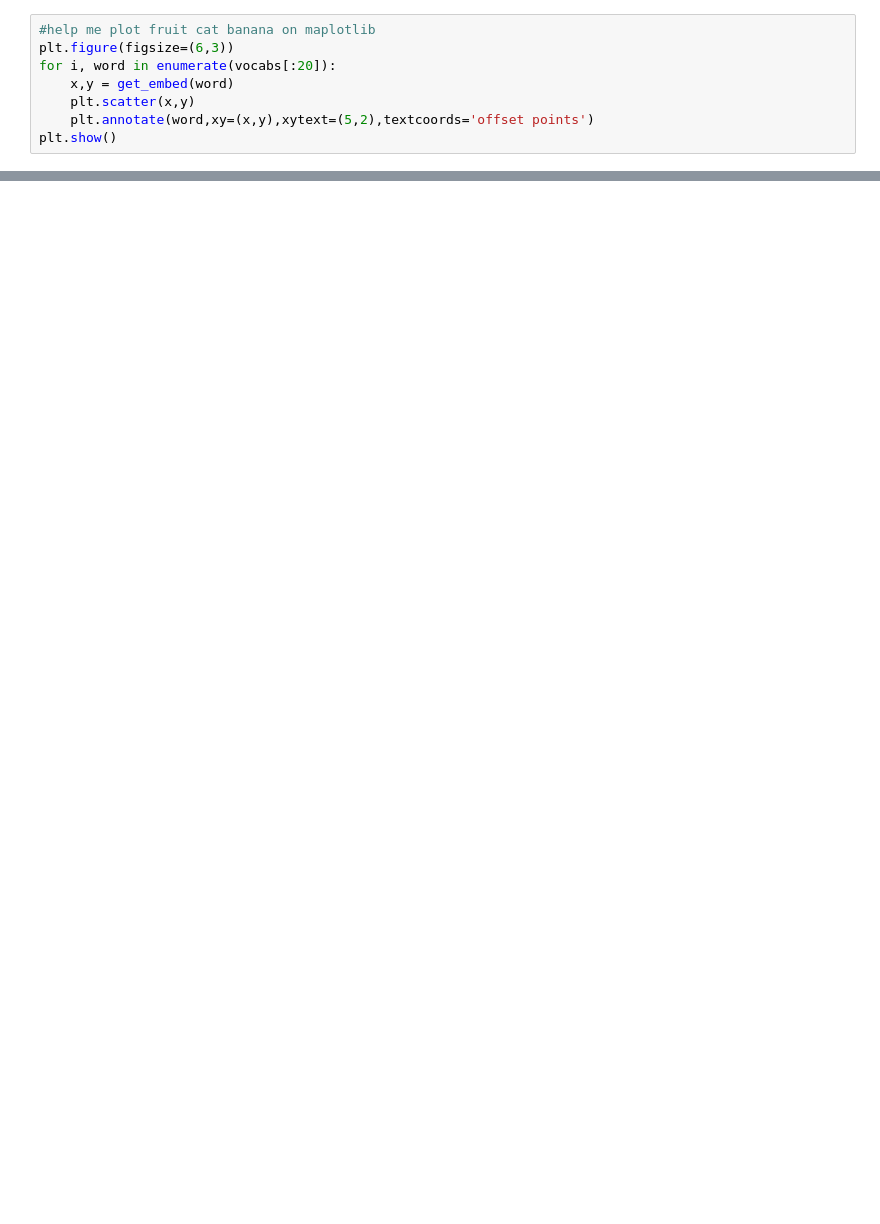
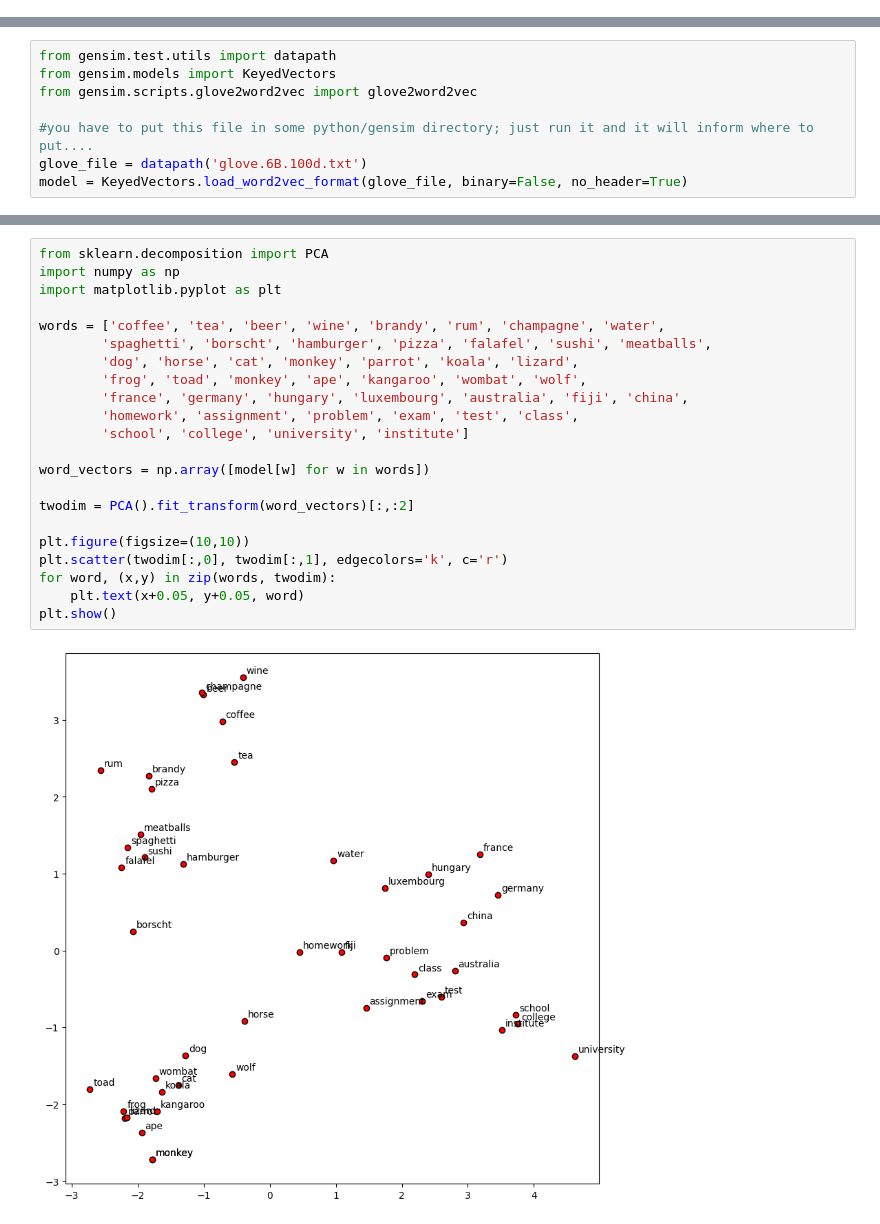
Before and after one commit to guntsvzz/DSAI-AIT, a Jupyter notebook: Course/Natural Language Understanding/Labolatory - Code Along/01 - Fundamental/04 - Glove (Gensim).ipynb, the cells around one changed output, grey strips where cells are left out. Saved outputs shown, nothing was run; the diff lists cells and outputs as text; blank space fills up the shorter version.

```diff
--- a/Course/Natural Language Understanding/Labolatory - Code Along/01 - Fundamental/04 - Glove (Gensim).ipynb
+++ b/Course/Natural Language Understanding/Labolatory - Code Along/01 - Fundamental/04 - Glove (Gensim).ipynb
@@ -422,8 +0,0 @@ print(get_embed('chaky'))
-# %%
-#help me plot fruit cat banana on maplotlib
-plt.figure(figsize=(6,3))
-for i, word in enumerate(vocabs[:20]):
-    x,y = get_embed(word)
-    plt.scatter(x,y)
-    plt.annotate(word,xy=(x,y),xytext=(5,2),textcoords='offset points')
-plt.show()
@@ -480,0 +7,8 @@ cat vs. cat:  1
+# %%
+from gensim.test.utils import datapath
+from gensim.models import KeyedVectors
+from gensim.scripts.glove2word2vec import glove2word2vec
+
+#you have to put this file in some python/gensim directory; just run it and it will inform where to put....
+glove_file = datapath('glove.6B.100d.txt')
+model = KeyedVectors.load_word2vec_format(glove_file, binary=False, no_header=True)
@@ -480,0 +200,24 @@ cat vs. cat:  1
+# %%
+from sklearn.decomposition import PCA
+import numpy as np
+import matplotlib.pyplot as plt
+
+words = ['coffee', 'tea', 'beer', 'wine', 'brandy', 'rum', 'champagne', 'water',
+        'spaghetti', 'borscht', 'hamburger', 'pizza', 'falafel', 'sushi', 'meatballs',
+        'dog', 'horse', 'cat', 'monkey', 'parrot', 'koala', 'lizard',
+        'frog', 'toad', 'monkey', 'ape', 'kangaroo', 'wombat', 'wolf',
+        'france', 'germany', 'hungary', 'luxembourg', 'australia', 'fiji', 'china',
+        'homework', 'assignment', 'problem', 'exam', 'test', 'class',
+        'school', 'college', 'university', 'institute']
+
+word_vectors = np.array([model[w] for w in words])
+
+twodim = PCA().fit_transform(word_vectors)[:,:2]
+
+plt.figure(figsize=(10,10))
+plt.scatter(twodim[:,0], twodim[:,1], edgecolors='k', c='r')
+for word, (x,y) in zip(words, twodim):
+    plt.text(x+0.05, y+0.05, word)
+plt.show()
+# %% [output]
+[figure, added]
```
Also changed, not shown: parts of 75 cells of this notebook, 1 other file.
